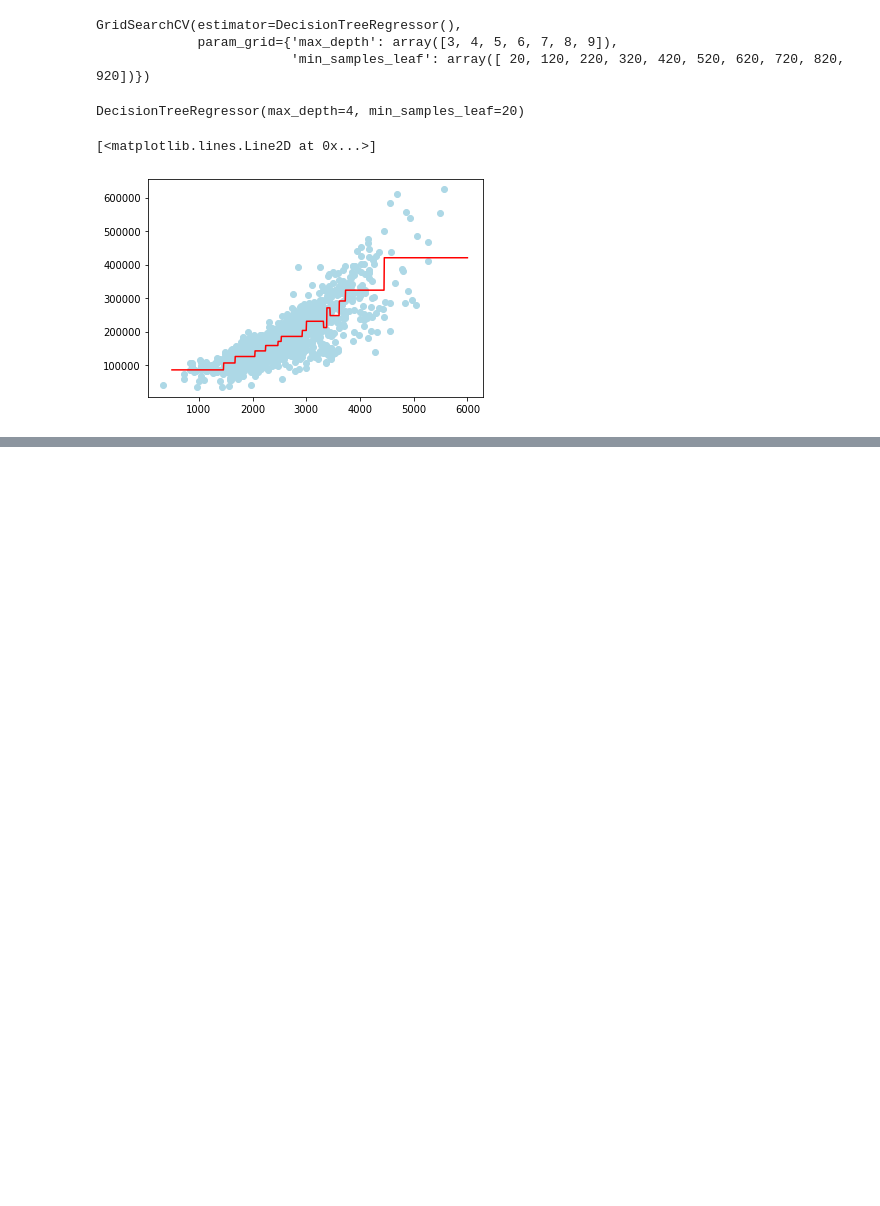
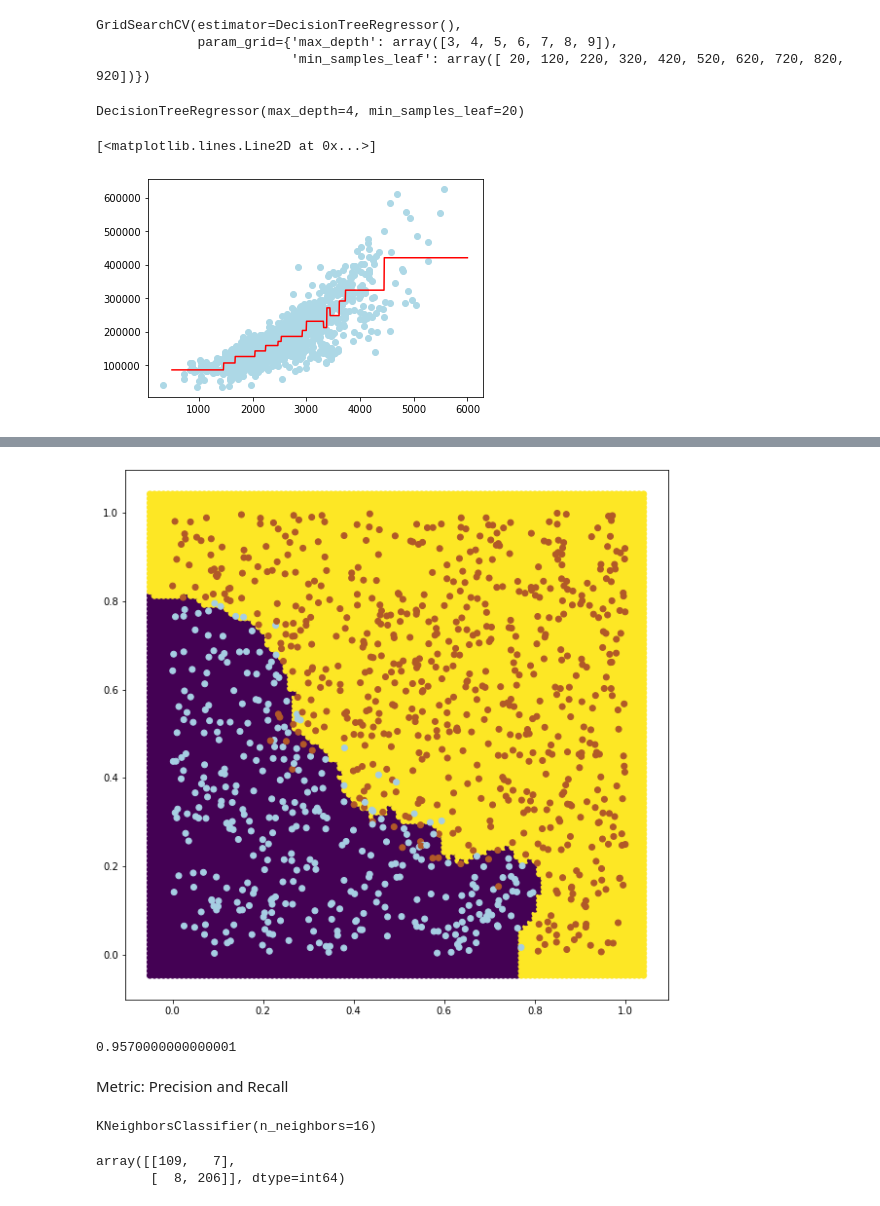
Before and after one commit to dan1dr/master_DS, a Jupyter notebook: 4.Machine_Learning/Supervised_Learning.ipynb, the cells around one changed output, grey strips where cells are left out. Saved outputs shown, nothing was run; the diff lists cells and outputs as text; code cells hidden in the pictures; blank space fills up the shorter version.

```diff
--- a/4.Machine_Learning/Supervised_Learning.ipynb
+++ b/4.Machine_Learning/Supervised_Learning.ipynb
@@ -433,0 +574,10 @@ plt.plot(x_hip, reg.predict(pd.DataFrame(x_hip)), c='red')
+# %%
+draw(clf,X.values,y.values,0.01)
+# %% [output]
+[figure, added]
+# %%
+clf.best_score_
+# %% [output]
+0.9570000000000001
+# %% [markdown]
+Metric: Precision and Recall
@@ -433,0 +597,10 @@ plt.plot(x_hip, reg.predict(pd.DataFrame(x_hip)), c='red')
+# %%
+clfk = KNeighborsClassifier(n_neighbors=16)
+clfk.fit(X_train,y_train)
+# %% [output]
+KNeighborsClassifier(n_neighbors=16)
+# %%
+confusion_matrix(y_test,clfk.predict(X_test))
+# %% [output]
+array([[109,   7],
+       [  8, 206]], dtype=int64)
```
Also changed, not shown: parts of 55 cells of this notebook.
